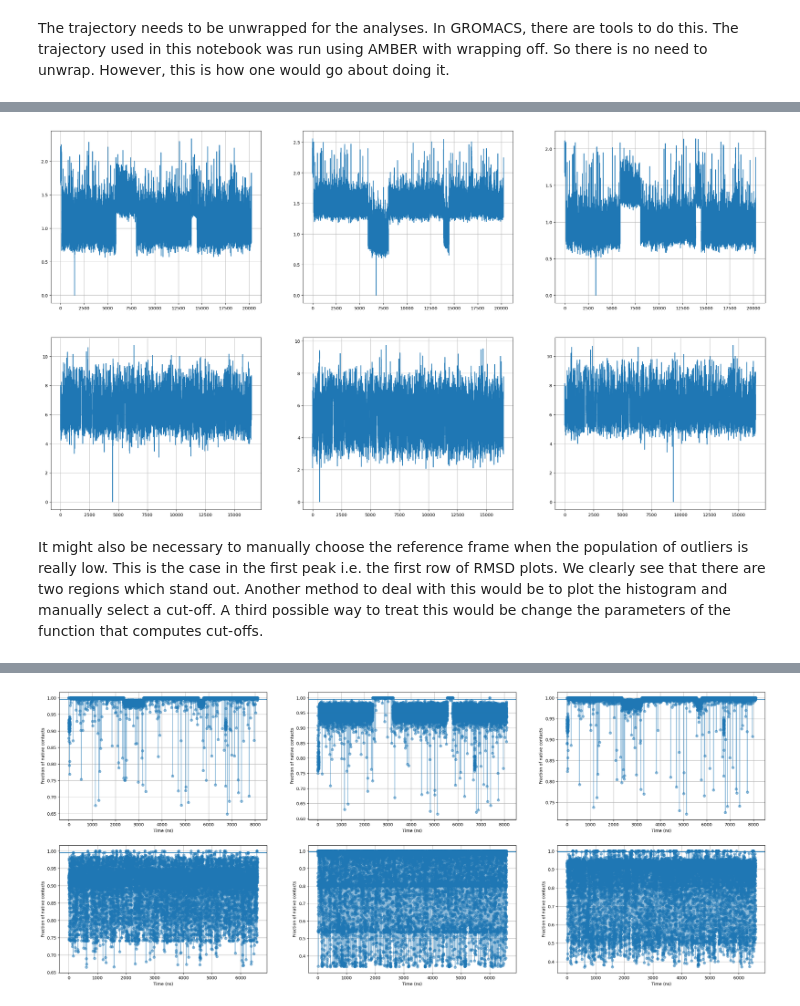
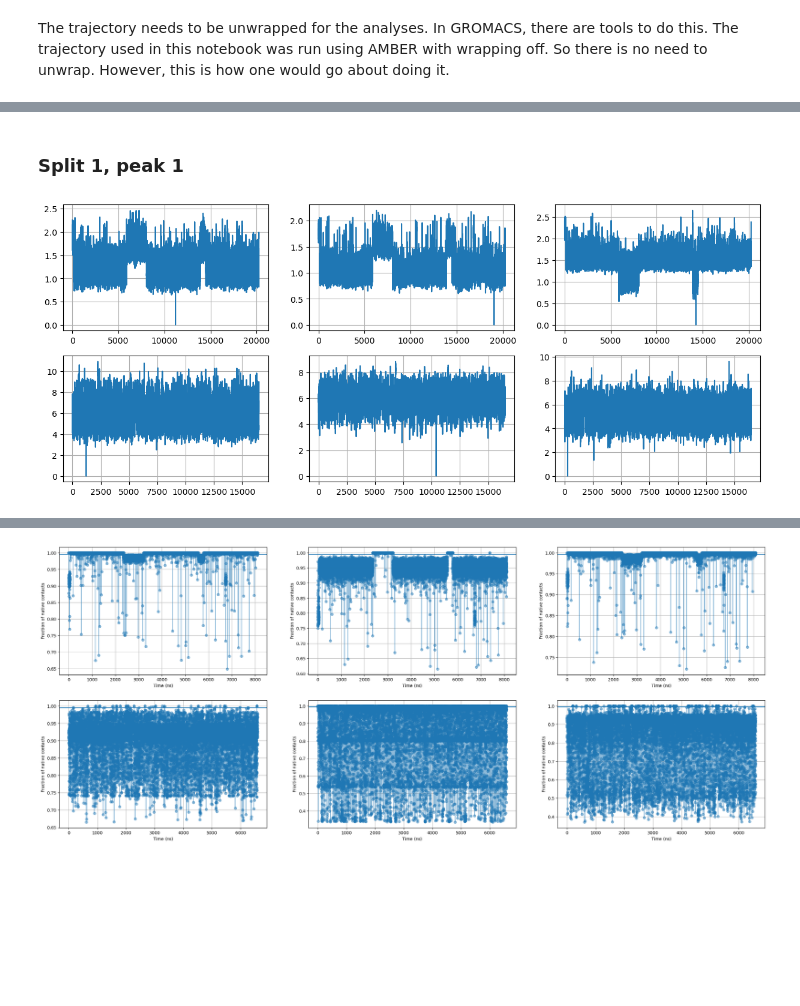
Before and after one commit to nithinkr2000/mc_trex, a Jupyter notebook: docs/examples/Trajectory classification.ipynb, the cells around one changed output, grey strips where cells are left out. Saved outputs shown, nothing was run; the diff lists cells and outputs as text; code cells hidden in the pictures; blank space fills up the shorter version.

```diff
--- a/docs/examples/Trajectory classification.ipynb
+++ b/docs/examples/Trajectory classification.ipynb
@@ -206,16 +162,0 @@ peaks = [np.where(np.logical_and(np.less(rmsds, high), np.greater_equal(rmsds, l
-# %%
-cluster_counter = 1
-c_traj_paths = []
-for peak in peaks:
-    u = mda.Universe(top, coords[peak])
-
-    for ts, pos in zip(u.trajectory, coords[peak, :, :]):
-        ts.positions = pos
-
-    with mdawriter("cluster" + str(cluster_counter) +".nc", u.atoms.n_atoms) as w:
-        for ts in u.trajectory:
-            w.write(u)
-
-    c_traj_paths.append(Path.cwd().joinpath("cluster" + str(cluster_counter) +".nc").as_posix())
-
-    cluster_counter += 1
@@ -229,3 +169,9 @@ c_trajs1 = [mda.Universe(top, c_path) for c_path in c_traj_paths[:]]
+# %% [markdown]
+### Split 1, peak 1
 # %%
-# Generate reference frame indices for each cluster
-c_refs1_ = [np.random.randint(low=0, high=len(peak), size=nrefs) for peak in peaks[:]]
+np.random.seed(420)
+ref_idcs1_1 = [[peak[ref_idx] for ref_idx
+                in np.random.randint(low=0,
+                                     high=len(peak),
+                                     size=nrefs)]
+               for peak in peaks1]
@@ -234,21 +178,17 @@ c_coords = [c_traj.trajectory.timeseries() for c_traj in c_trajs1]
 # %%
-c_refs1 = [[mda.Universe(top, c_coord[c_ref, :, :]) for c_ref in c_refs] for c_refs, c_coord in zip(c_refs1_, c_coords)]
+refs1_1 = [[mda.Universe(top, coords[ref_idx, :, :]) for ref_idx in ref_idcs] for ref_idcs in ref_idcs1_1]
 # %%
-rmsds1 = []
-for c_traj, c_refs in zip(c_trajs1, c_refs1):
-    ra.traj = c_traj
-    ra.refs = c_refs
-    rmsds1.append(ra.get_similarity_metric(filenames=["1.nc", "2.nc", "3.nc"], select="nucleic and not type H*"))
-    Path.unlink("./1.nc")
-    Path.unlink("./2.nc")
-    Path.unlink("./3.nc")
+rmsds1_1 = []
+for refs1_1i, peak in zip(refs1_1, peaks1):
+    ra.refs = refs1_1i
+    rmsds1_1.append(ra.get_similarity_metric(select="nucleic and not type H*", method="no_align", frames=peak))
 # %%
-fig, axs = plt.subplots(nrows=2, ncols=3, figsize=(30, 16))
+fig, axs = plt.subplots(nrows=2, ncols=3, figsize=(15, 6))
 
-for rmsd_peak, axi in zip(rmsds1, axs):
+for rmsd_peak, axi in zip(rmsds1_1, axs):
     for rmsd_ref, ax in zip(rmsd_peak, axi):
         ax.plot(rmsd_ref)
         ax.grid(True)
 # %% [output]
-[figure, old version]
+[figure, new version]
 # %%
@@ -258,2 +197,0 @@ cuts1 = [ra.get_cuts(bin_rmsd1, max_components=10, height=0) for bin_rmsd1 in bi
-# %% [markdown]
-It might also be necessary to manually choose the reference frame when the population of outliers is really low. This is the case in the first peak i.e. the first row of RMSD plots. We clearly see that there are two regions which stand out. Another method to deal with this would be to plot the histogram and manually select a cut-off. A third possible way to treat this would be change the parameters of the function that computes cut-offs.
```
Also changed, not shown: parts of 43 cells of this notebook.
